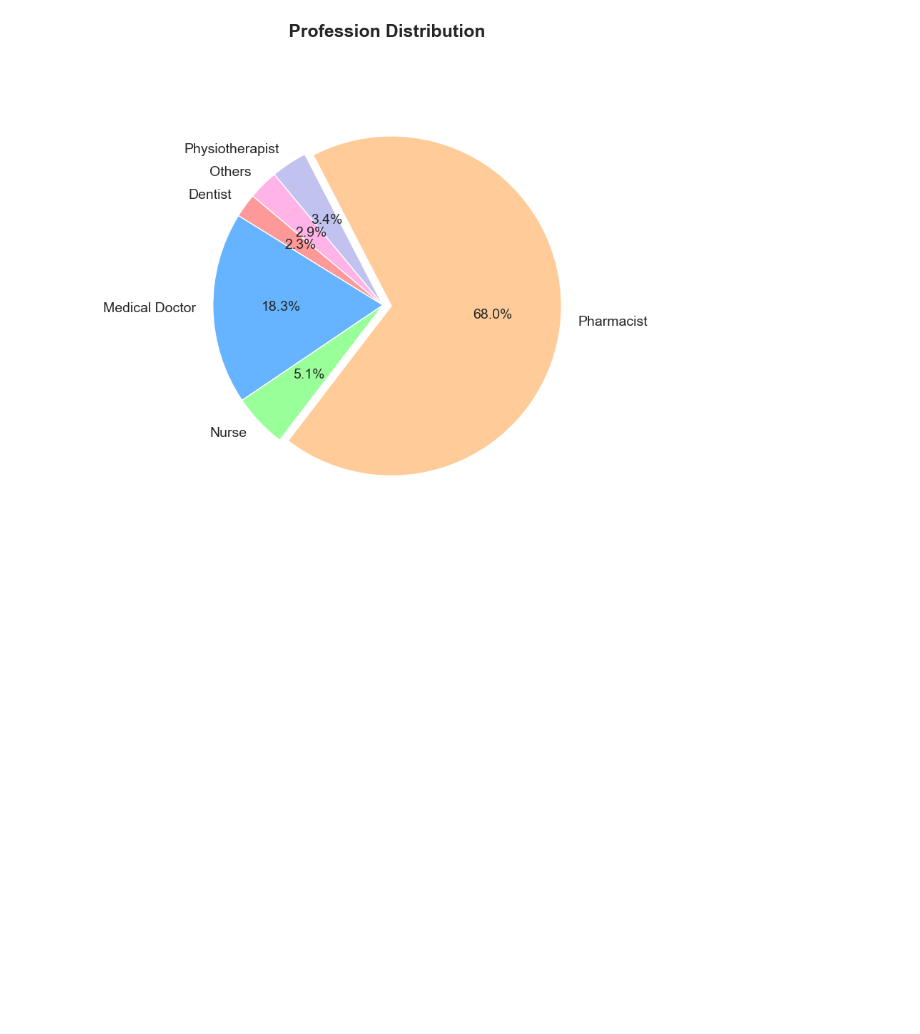
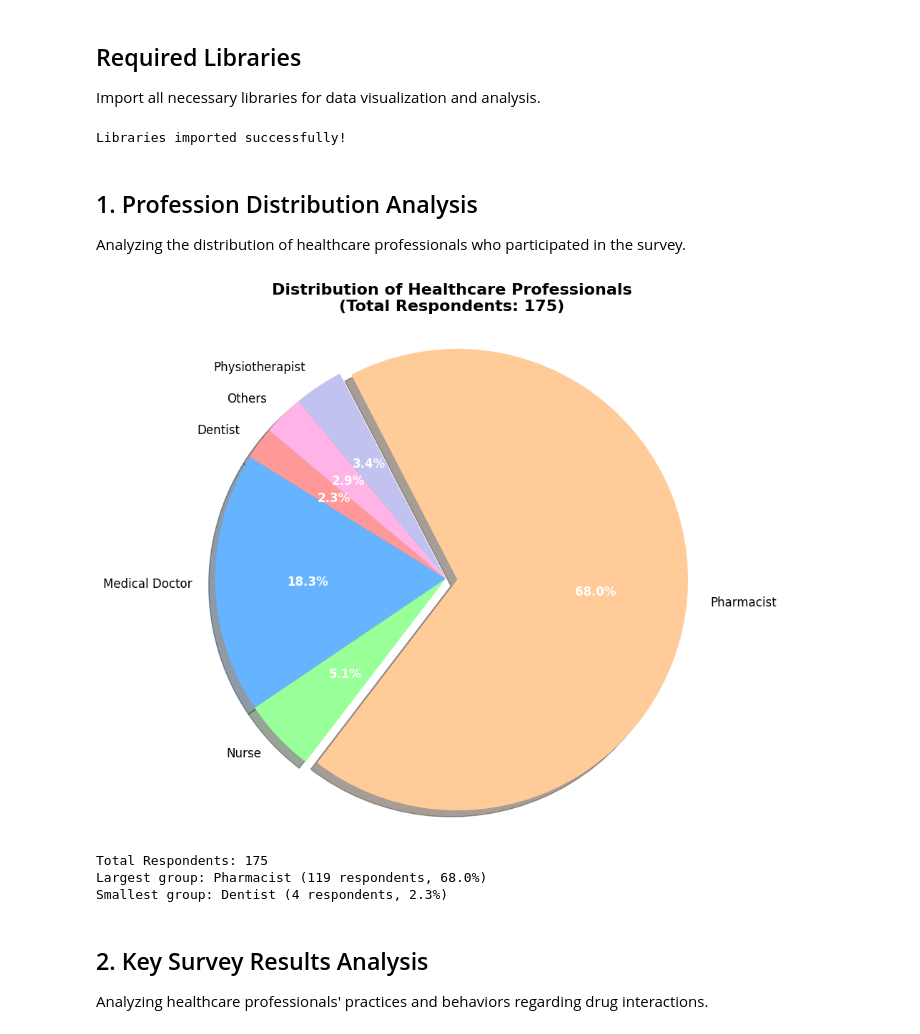
Before and after one commit to ahmedllshafiey/Drug-Interactions-Analysis, a Jupyter notebook: Notebook.ipynb, the cells around one changed output. Drawn from its saved outputs; the diff is of its cells as text; code cells hidden in the pictures; blank space fills up the shorter version.

```diff
--- a/Notebook.ipynb
+++ b/Notebook.ipynb
@@ -1,30 +10,79 @@
+# %% [markdown]
+## Required Libraries
+
+Import all necessary libraries for data visualization and analysis.
 # %%
+# Import required libraries
 import matplotlib.pyplot as plt
+import seaborn as sns
+import pandas as pd
+
+# Set global plot style and parameters
+plt.style.use('default')
+sns.set_palette("husl")
+plt.rcParams['figure.dpi'] = 100
+plt.rcParams['font.size'] = 12
+
+print("Libraries imported successfully!")
 
 # Data
 labels = ['Dentist', 'Medical Doctor', 'Nurse', 'Pharmacist', 'Physiotherapist', 'Others']
 sizes = [4, 32, 9, 119, 6, 5]
+# %% [output]
+Libraries imported successfully!
+# %% [markdown]
+## 1. Profession Distribution Analysis
+
+Analyzing the distribution of healthcare professionals who participated in the survey.
 # %%
-# Enhanced pie chart with explode, custom colors, and shadow
+# Data for profession distribution
+profession_labels = ['Dentist', 'Medical Doctor', 'Nurse', 'Pharmacist', 'Physiotherapist', 'Others']
+profession_counts = [4, 32, 9, 119, 6, 5]
+total_respondents = sum(profession_counts)
+
+# Calculate percentages for better insight
+percentages = [count/total_respondents*100 for count in profession_counts]
+
+# Create enhanced pie chart
 colors = ['#ff9999','#66b3ff','#99ff99','#ffcc99','#c2c2f0','#ffb3e6']
-explode = [0.05 if size == max(sizes) else 0 for size in sizes]  # highlight the largest slice
+explode = [0.05 if count == max(profession_counts) else 0 for count in profession_counts]
 
-plt.figure(figsize=(8,8))
-plt.pie(
-    sizes,
-    labels=labels,
+plt.figure(figsize=(10, 8))
+wedges, texts, autotexts = plt.pie(
+    profession_counts,
+    labels=profession_labels,
     autopct='%1.1f%%',
     startangle=140,
     colors=colors,
     explode=explode,
-    textprops={'fontsize': 14}
+    shadow=True,
+    textprops={'fontsize': 12}
 )
-plt.title('Profession Distribution', fontsize=18, fontweight='bold')
+
+# Enhance text appearance
+for autotext in autotexts:
+    autotext.set_color('white')
+    autotext.set_fontweight('bold')
+
+plt.title('Distribution of Healthcare Professionals\n(Total Respondents: 175)',
+          fontsize=16, fontweight='bold', pad=20)
 plt.axis('equal')
 plt.tight_layout()
 plt.show()
+
+# Print summary statistics
+print(f"Total Respondents: {total_respondents}")
+print(f"Largest group: {profession_labels[profession_counts.index(max(profession_counts))]} ({max(profession_counts)} respondents, {max(percentages):.1f}%)")
+print(f"Smallest group: {profession_labels[profession_counts.index(min(profession_counts))]} ({min(profession_counts)} respondents, {min(percentages):.1f}%)")
 # %% [output]
-[figure, old version]
+[figure, new version]
+Total Respondents: 175
+Largest group: Pharmacist (119 respondents, 68.0%)
+Smallest group: Dentist (4 respondents, 2.3%)
+# %% [markdown]
+## 2. Key Survey Results Analysis
+
+Analyzing healthcare professionals' practices and behaviors regarding drug interactions.
 # %%
 # Visualize key survey results with clear, focused plots
 
```
Also changed, not shown: parts of 6 cells of this notebook, 2 other files.
